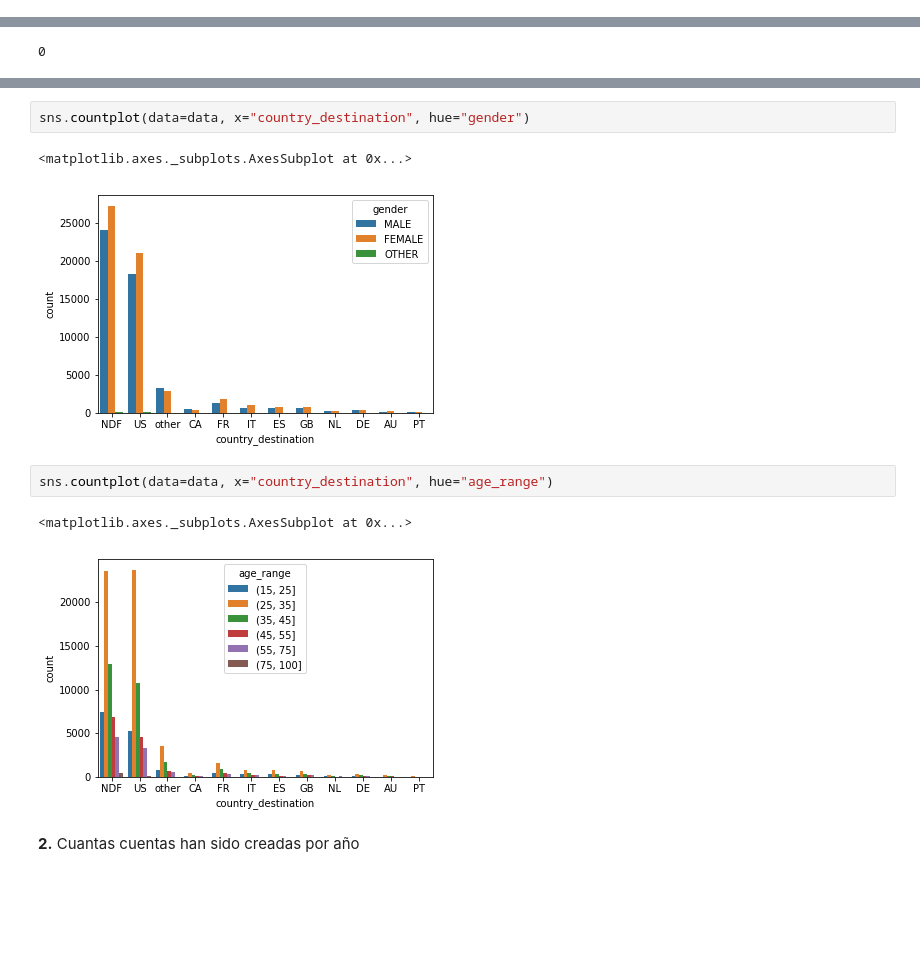
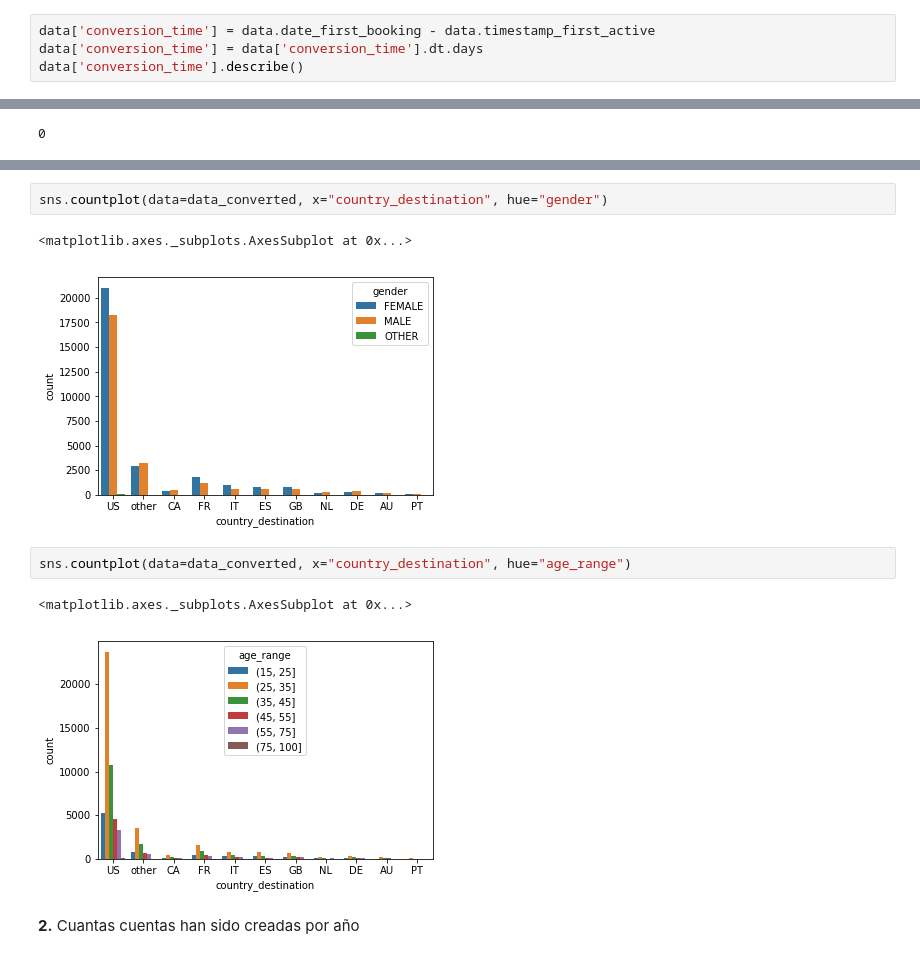
Before and after one commit to Mzibecchi/diplodatos2019, a Jupyter notebook: mentoria_airbnb/Lab_Ayv.ipynb, the cells around one changed output, grey strips where cells are left out. Drawn from its saved outputs; the diff is of its cells as text; blank space fills up the shorter version.

Commit message:
Minor improvements done
Conversion_time is calculated at the beginning of the notebook.
% of users that preferred EN language is calculated

```diff
--- a/mentoria_airbnb/Lab_Ayv.ipynb
+++ b/mentoria_airbnb/Lab_Ayv.ipynb
@@ -242,0 +259,4 @@ data['month_of_booking'] = data.date_first_booking.dt.month
+# %%
+data['conversion_time'] = data.date_first_booking - data.timestamp_first_active
+data['conversion_time'] = data['conversion_time'].dt.days
+data['conversion_time'].describe()
@@ -310,13 +379,13 @@ Name: gender, Length: 176, dtype: int64
 # %%
-sns.countplot(data=data, x="country_destination", hue="gender")
+sns.countplot(data=data_converted, x="country_destination", hue="gender")
 # %% [output]
 <matplotlib.axes._subplots.AxesSubplot at 0x...>
-[figure, old version]
+[figure, new version]
 # %%
-sns.countplot(data=data, x="country_destination", hue="age_range")
+sns.countplot(data=data_converted, x="country_destination", hue="age_range")
 # %% [output]
 <matplotlib.axes._subplots.AxesSubplot at 0x...>
-[figure, old version]
+[figure, new version]
 # %% [markdown]
 **2.** Cuantas cuentas han sido creadas por año
 # %%
```
Also changed, not shown: parts of 21 cells of this notebook.
